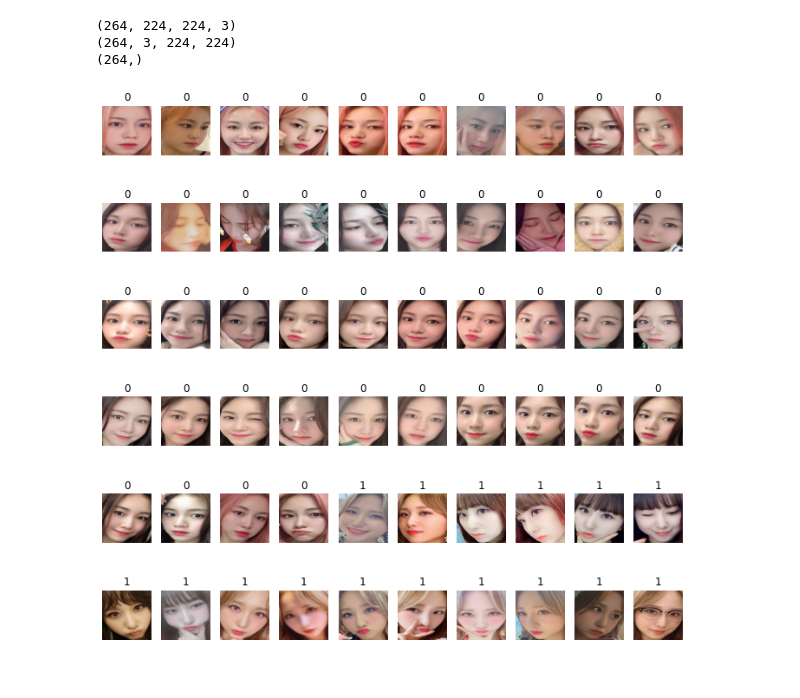
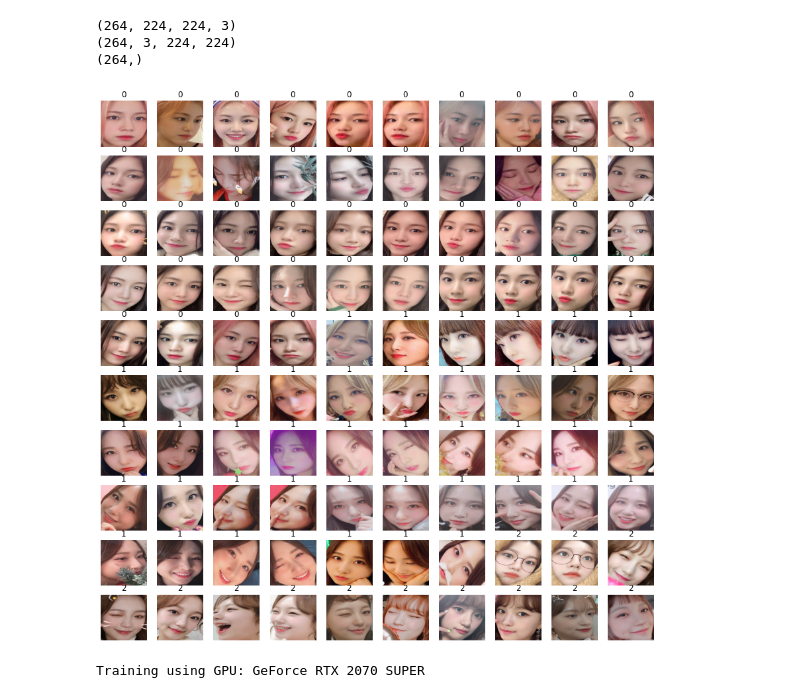
Before and after one commit to archeltaneka/facial-expression-reader, a Jupyter notebook: playground.ipynb, the cells around one changed output. Saved outputs shown, nothing was run; the diff lists cells and outputs as text; code cells hidden in the pictures.

```diff
--- a/playground.ipynb
+++ b/playground.ipynb
@@ -54,6 +38,7 @@ ONE_HOT_LABEL = {'dahyun':0, 'juri':1, 'sohee':2, 'suyun':3, 'yeonhee':4, 'yunky
 train_extracted_faces = []
 test_extracted_faces = []
 names = []
+skipped = 0
 
 # training image
 for img in train_img_glob:
@@ -77,6 +62,7 @@ for img in train_img_glob:
             if face.size == 0:
                 print('Skipping...')
                 print('No face detected:', img)
+                skipped += 1
                 continue
 
             face = cv2.resize(face, (IMG_SIZE,IMG_SIZE))
@@ -88,6 +74,7 @@ for img in train_img_glob:
         else:
             print('Skipping...')
             print('Confidence below threshold:', img)
+            skipped += 1
             continue
 
     label = re.findall('\\\\[a-z].*\\\\', img)[0]
@@ -273,14 +244,14 @@ print(y_train.shape)
 (264,)
 # %%
 # show all faces for each members
-fig, ax = plt.subplots(6, 10, figsize=(12,12))
+fig, ax = plt.subplots(10, 10, figsize=(15,15))
 
 for (x, y, axi) in zip(train_features, train_labels, ax.flatten()):
 #     x = cv2.cvtColor(x, cv2.COLOR_BGR2RGB)
     axi.imshow(x)
     axi.set_title(y)
 
     axi.axis('off')
 # %% [output]
-[figure, old version]
+[figure, new version]
 # %%
@@ -342,6 +313,8 @@ if gpu_availability:
     model = model.cuda()
 else:
     print('Training using CPU')
+# %% [output]
+Training using GPU: GeForce RTX 2070 SUPER
 # %%
 criterion = nn.CrossEntropyLoss()
 optimizer = torch.optim.RMSprop(model.parameters(), lr=0.001)
```
Also changed, not shown: parts of 14 cells of this notebook.
